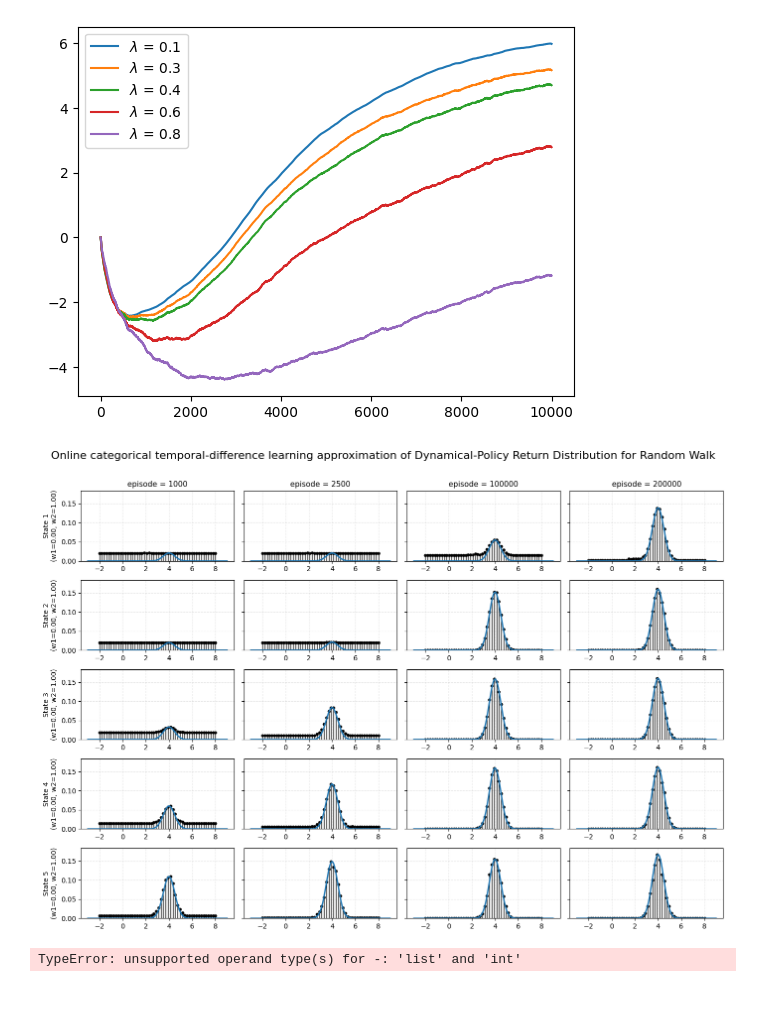
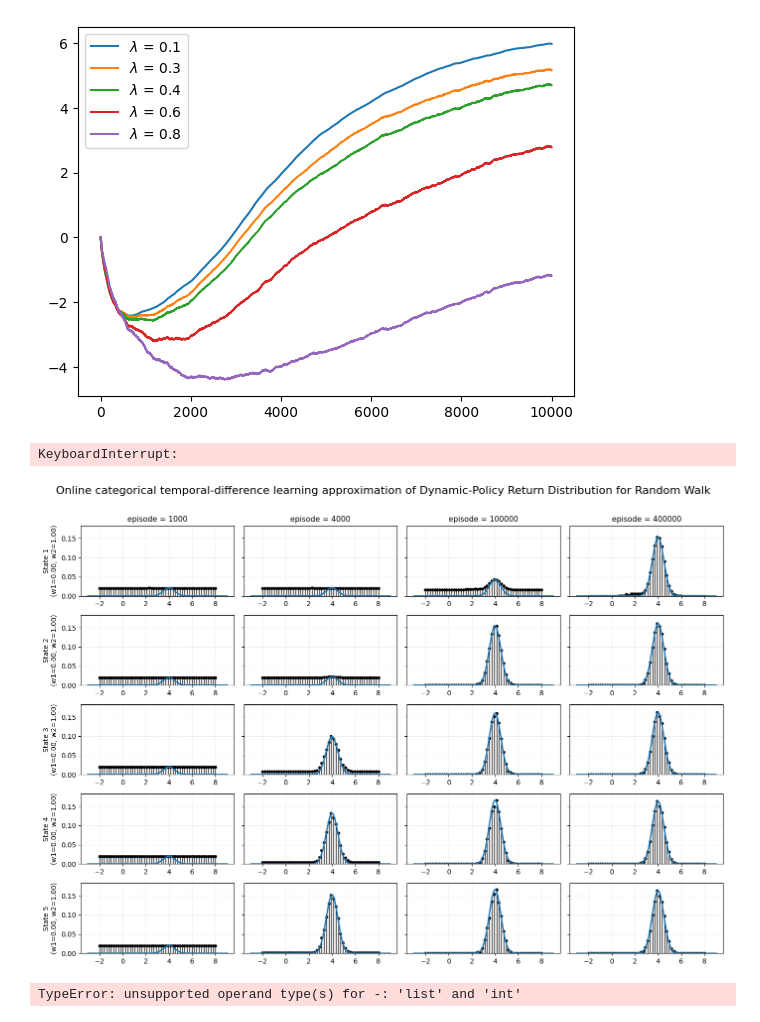
Before and after one commit to Isak-Petrin/distributional_RL_python, a Jupyter notebook: Welcome_to_Colab.ipynb, the cells around one changed output. Saved outputs shown, nothing was run; the diff lists cells and outputs as text; code cells hidden in the pictures.

```diff
--- a/Welcome_to_Colab.ipynb
+++ b/Welcome_to_Colab.ipynb
@@ -268,7 +268,7 @@ var_lst
  np.float64(0.8334508003809831)]
 # %%
 w = catTD.theta_lst
-p = catTD.plot_lst[200000]
+p = catTD.plot_lst[400]
 mu_lst = []
 for s in range(1,6):
   mu_lst.append(sum([a*b for a,b in zip(w,p[s])]))
@@ -679,6 +687,8 @@ toy_env = RandomWalk()
 
 catTD = O_CatTD(env = toy_env, alpha = 1e-3,theta_range=[-2,8],resolution = 50, policy = 1, gamma=1)
 catTD.learn_distribution(500000)
+# %% [output]
+KeyboardInterrupt:
 # %%
 import numpy as np
 import matplotlib.pyplot as plt
@@ -745,37 +755,37 @@ def plot_all_states_over_time(
             # Labels
             if col_idx == 0:
                 ax.set_ylabel(f"State {s}\n(w1={w1:.2f}, w2={w2:.2f})", fontsize=10)
 
             if row_idx == 0:
-                ax.set_title(f"episode = {t}", fontsize=11)
+                ax.set_title(f"episode = {t*1000}", fontsize=11)
 
             ax.grid(True, linestyle='--', alpha=0.3)
             ax.set_ylim(0, y_max)
 
-    fig.suptitle("Online categorical temporal-diﬀerence learning approximation of Dynamical-Policy Return Distribution for Random Walk", fontsize=16)
+    fig.suptitle("Online categorical temporal-diﬀerence learning approximation of Dynamic-Policy Return Distribution for Random Walk", fontsize=16)
     plt.tight_layout(rect=[0, 0, 1, 0.97])
     fig = plt.gcf()  # get current figure
     fig.savefig("C51_dynamical_policy_grid.pdf", bbox_inches="tight")
 
     plt.show()
 
 
 
 # ---- RUN IT ----
 
 states = [1, 2, 3, 4, 5]
-timesteps = [1000, 2500, 100000, 200000]
+timesteps = [1, 4, 100, 400]
 
 plot_all_states_over_time(
     locations=catTD.theta_lst,
     plot_lst=catTD.plot_lst,
     states=states,
     timesteps=timesteps,
     mu_left=2, sigma_left=1/2,
     mu_right=4, sigma_right=1/2
 )
 # %% [output]
-[figure, old version]
+[figure, new version]
 # %%
 [5,3,2,1]
 # %% [output]
```
Also changed, not shown: parts of 5 cells of this notebook.
